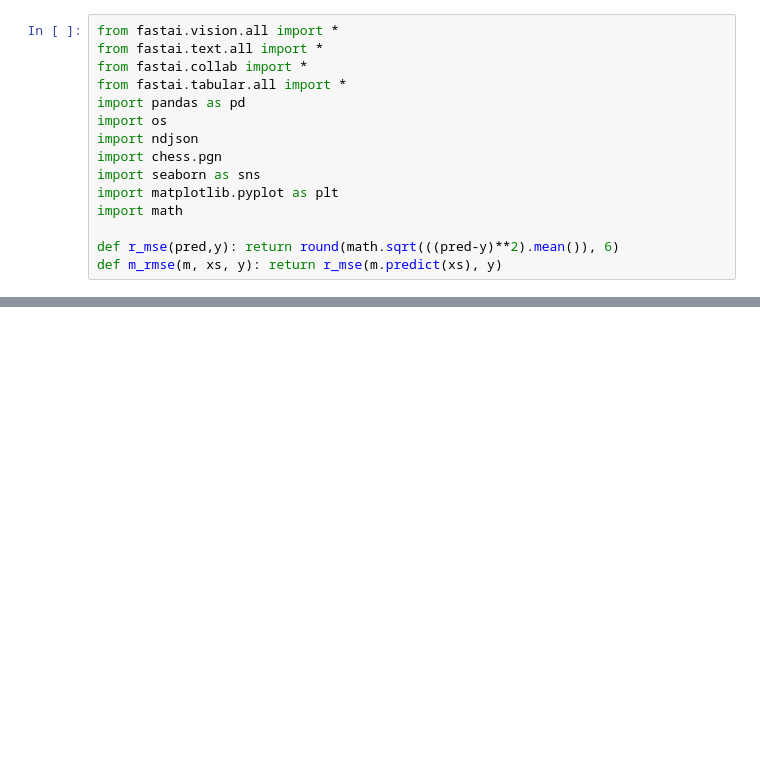
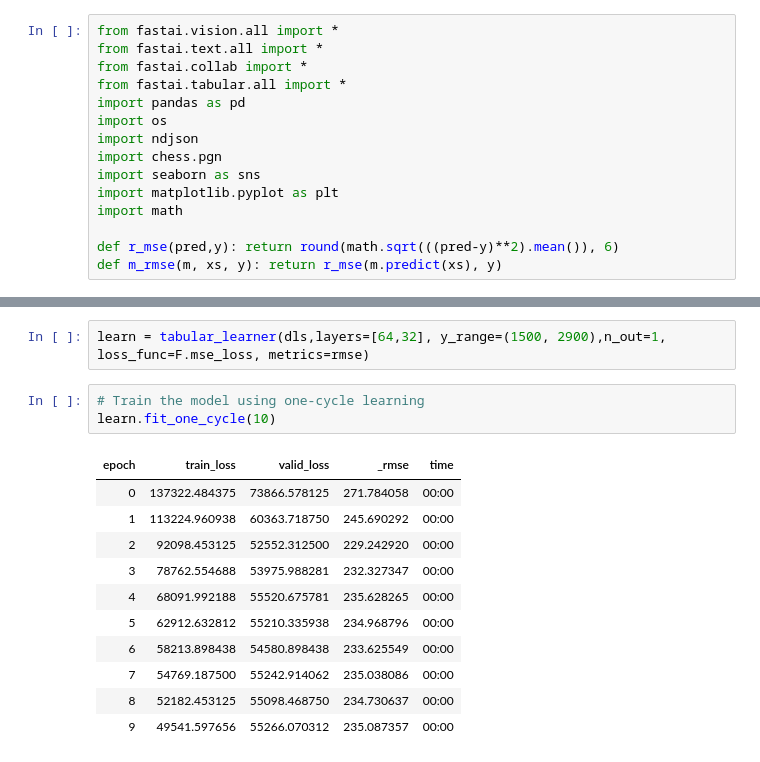
Before and after one commit to jonathan-wu1/Finding-Elo, a Jupyter notebook: cnn_model.ipynb, the cells around one changed output, grey strips where cells are left out. Saved outputs shown, nothing was run; the diff lists cells and outputs as text; blank space fills up the shorter version.

```diff
--- a/cnn_model.ipynb
+++ b/cnn_model.ipynb
@@ -205,0 +84,17 @@ DataFrame saved to data/curated/all.ndjson
+# %%
+learn = tabular_learner(dls,layers=[64,32], y_range=(1500, 2900),n_out=1, loss_func=F.mse_loss, metrics=rmse)
+# %%
+# Train the model using one-cycle learning
+learn.fit_one_cycle(10)
+# %% [output]
+| epoch | train_loss | valid_loss | _rmse | time |
+| 0 | 137322.484375 | 73866.578125 | 271.784058 | 00:00 |
+| 1 | 113224.960938 | 60363.718750 | 245.690292 | 00:00 |
+| 2 | 92098.453125 | 52552.312500 | 229.242920 | 00:00 |
+| 3 | 78762.554688 | 53975.988281 | 232.327347 | 00:00 |
+| 4 | 68091.992188 | 55520.675781 | 235.628265 | 00:00 |
+| 5 | 62912.632812 | 55210.335938 | 234.968796 | 00:00 |
+| 6 | 58213.898438 | 54580.898438 | 233.625549 | 00:00 |
+| 7 | 54769.187500 | 55242.914062 | 235.038086 | 00:00 |
+| 8 | 52182.453125 | 55098.468750 | 234.730637 | 00:00 |
+| 9 | 49541.597656 | 55266.070312 | 235.087357 | 00:00 |
```
Also changed, not shown: parts of 36 cells of this notebook, 8 other files.
